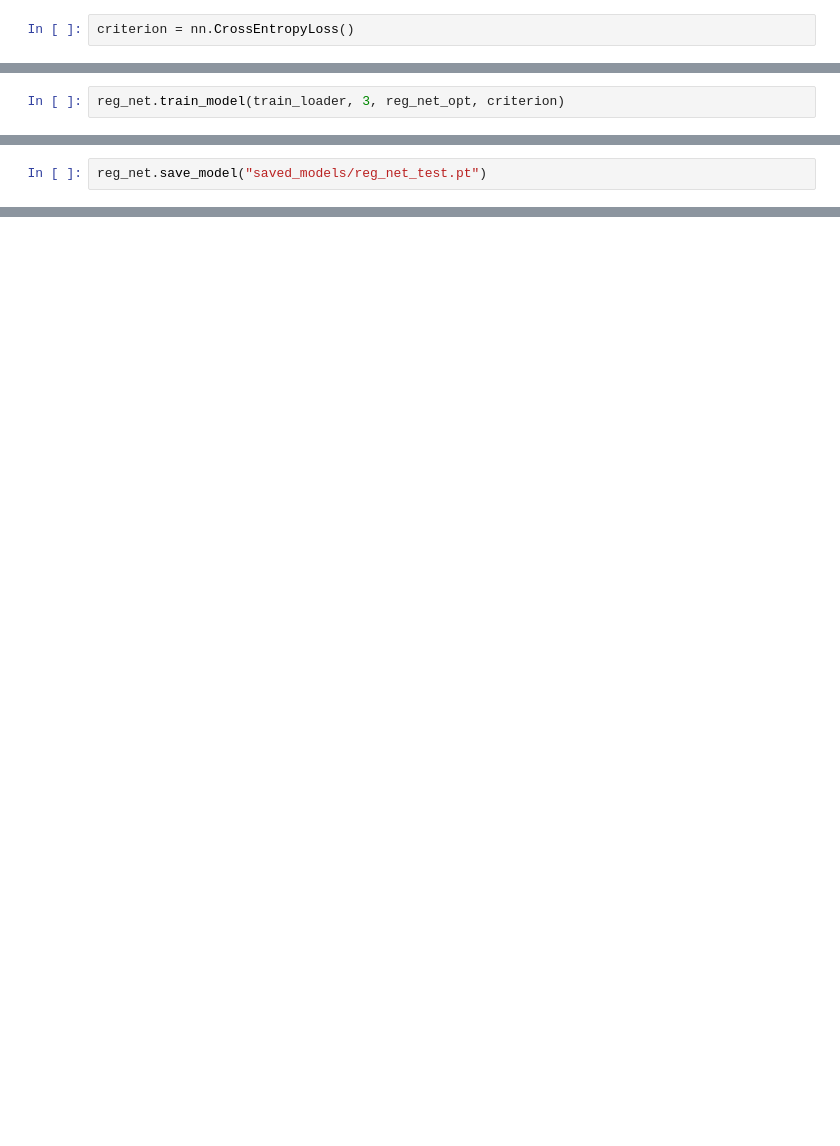
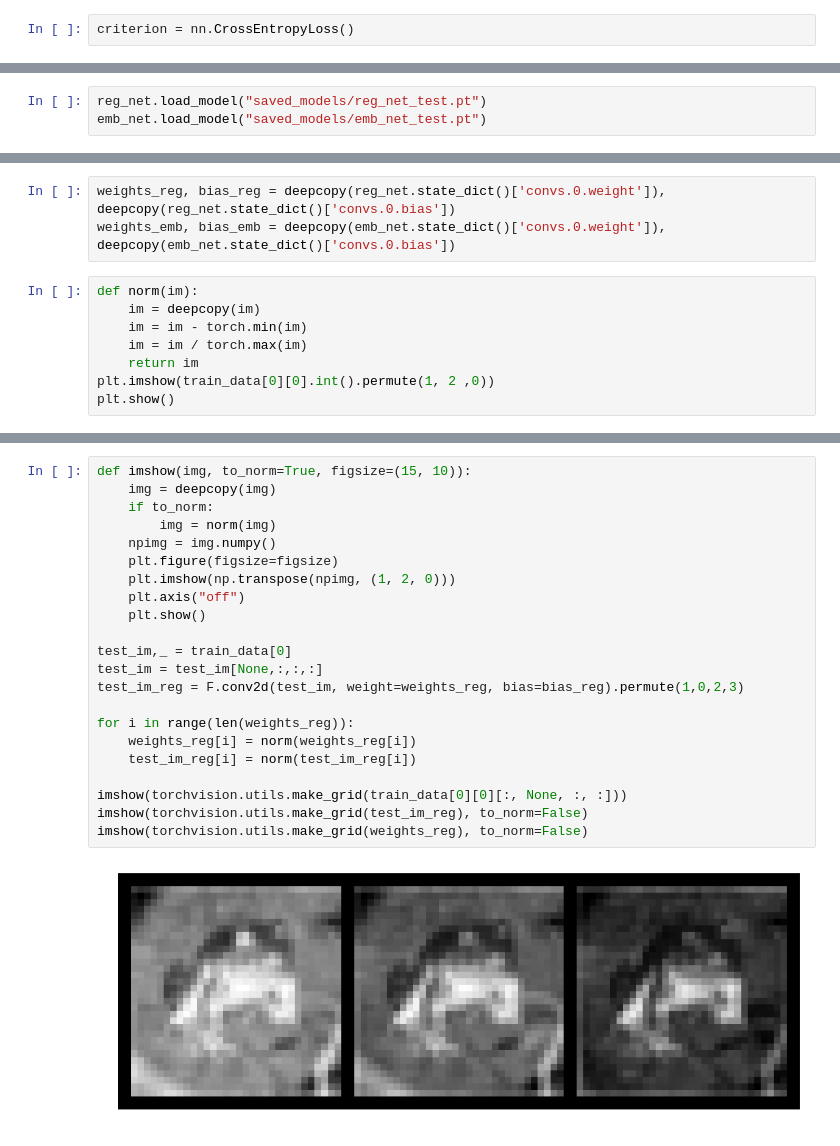
Before and after one commit to ncblair/robust_embeddings, a Jupyter notebook: test_network.ipynb, the cells around one changed output, grey strips where cells are left out. Drawn from its saved outputs; the diff is of its cells as text; blank space fills up the shorter version.

Commit message:
cleaned up test ipython, modified base_network to work with noise_models

```diff
--- a/test_network.ipynb
+++ b/test_network.ipynb
@@ -91,2 +55,0 @@ Evaluating model once
-# %%
-reg_net.train_model(train_loader, 3, reg_net_opt, criterion)
@@ -141,2 +56,3 @@ KeyboardInterrupt
 # %%
-reg_net.save_model("saved_models/reg_net_test.pt")
+reg_net.load_model("saved_models/reg_net_test.pt")
+emb_net.load_model("saved_models/emb_net_test.pt")
@@ -169,0 +125,11 @@ test_loader = torch.utils.data.DataLoader(testset, batch_size=4,
+# %%
+weights_reg, bias_reg = deepcopy(reg_net.state_dict()['convs.0.weight']), deepcopy(reg_net.state_dict()['convs.0.bias'])
+weights_emb, bias_emb = deepcopy(emb_net.state_dict()['convs.0.weight']), deepcopy(emb_net.state_dict()['convs.0.bias'])
+# %%
+def norm(im):
+    im = deepcopy(im)
+    im = im - torch.min(im)
+    im = im / torch.max(im)
+    return im
+plt.imshow(train_data[0][0].int().permute(1, 2 ,0))
+plt.show()
@@ -169,0 +138,24 @@ test_loader = torch.utils.data.DataLoader(testset, batch_size=4,
+# %%
+def imshow(img, to_norm=True, figsize=(15, 10)):
+    img = deepcopy(img)
+    if to_norm:
+        img = norm(img)
+    npimg = img.numpy()
+    plt.figure(figsize=figsize)
+    plt.imshow(np.transpose(npimg, (1, 2, 0)))
+    plt.axis("off")
+    plt.show()
+
+test_im,_ = train_data[0]
+test_im = test_im[None,:,:,:]
+test_im_reg = F.conv2d(test_im, weight=weights_reg, bias=bias_reg).permute(1,0,2,3)
+
+for i in range(len(weights_reg)):
+    weights_reg[i] = norm(weights_reg[i])
+    test_im_reg[i] = norm(test_im_reg[i])
+
+imshow(torchvision.utils.make_grid(train_data[0][0][:, None, :, :]))
+imshow(torchvision.utils.make_grid(test_im_reg), to_norm=False)
+imshow(torchvision.utils.make_grid(weights_reg), to_norm=False)
+# %% [output]
+[figure, added]
```
Also changed, not shown: parts of 31 cells of this notebook, 1 other file.
